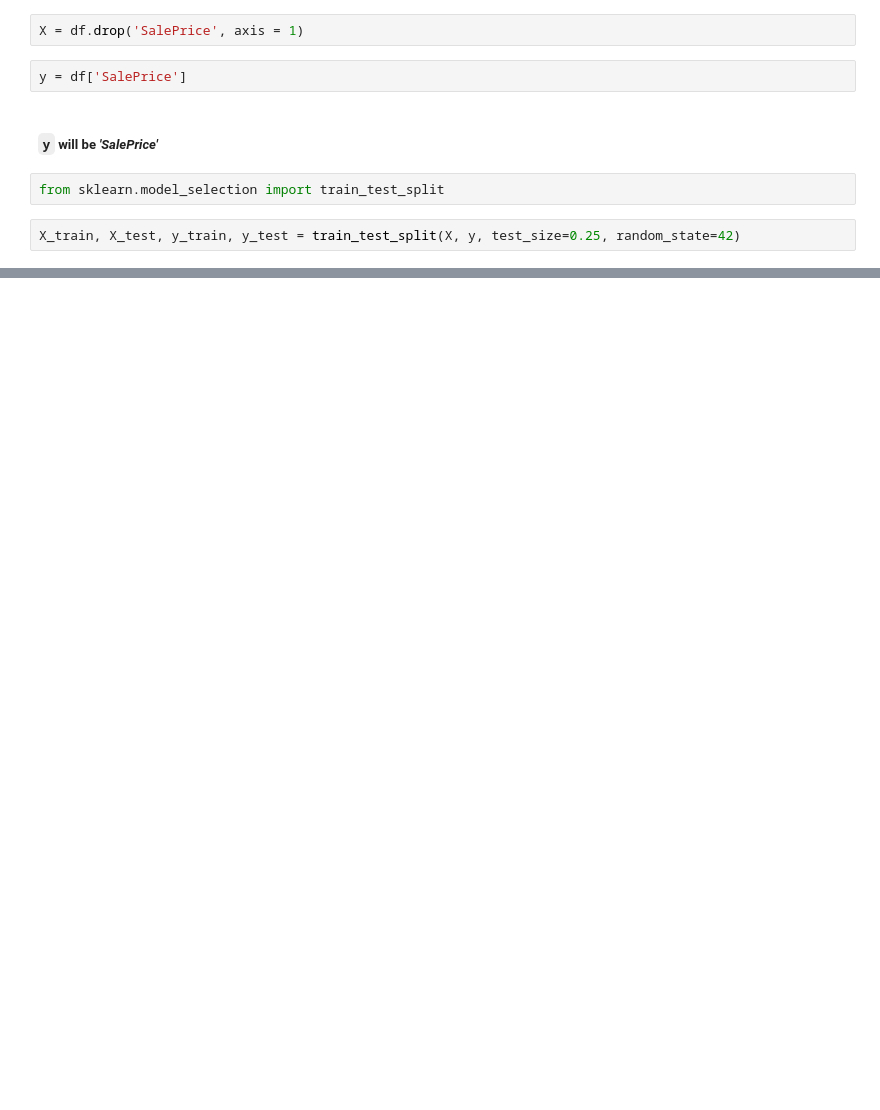
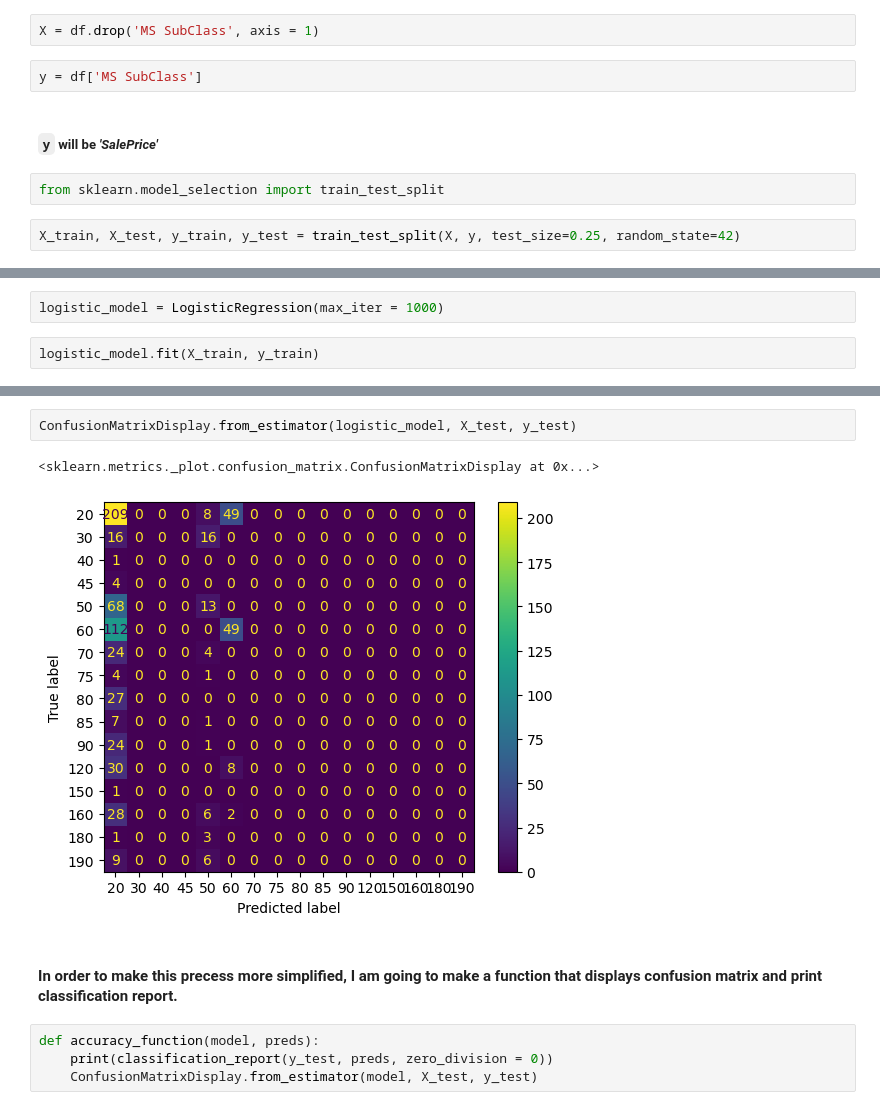
Before and after one commit to JovanTTT/House_Price_Prediction_-_Classification, a Jupyter notebook: House_Project_Classification_Model_Training.ipynb, the cells around one changed output, grey strips where cells are left out. Drawn from its saved outputs; the diff is of its cells as text; blank space fills up the shorter version.

Commit message:
first model and accuracy function

```diff
--- a/House_Project_Classification_Model_Training.ipynb
+++ b/House_Project_Classification_Model_Training.ipynb
@@ -47,9 +47,9 @@ df
 # %% [markdown]
 # Train_test split
 # %%
-X = df.drop('SalePrice', axis = 1)
+X = df.drop('MS SubClass', axis = 1)
 # %%
-y = df['SalePrice']
+y = df['MS SubClass']
 # %% [markdown]
 #####  `y` will be *'SalePrice'*
 # %%
@@ -58,0 +65,4 @@ X_train, X_test, y_train, y_test = train_test_split(X, y, test_size=0.25, random
+# %%
+logistic_model = LogisticRegression(max_iter = 1000)
+# %%
+logistic_model.fit(X_train, y_train)
@@ -58,0 +95,11 @@ X_train, X_test, y_train, y_test = train_test_split(X, y, test_size=0.25, random
+# %%
+ConfusionMatrixDisplay.from_estimator(logistic_model, X_test, y_test)
+# %% [output]
+<sklearn.metrics._plot.confusion_matrix.ConfusionMatrixDisplay at 0x...>
+[figure, added]
+# %% [markdown]
+#### In order to make this precess more simplified, I am going to make a function that displays confusion matrix and print classification report.
+# %%
+def accuracy_function(model, preds):
+    print(classification_report(y_test, preds, zero_division = 0))
+    ConfusionMatrixDisplay.from_estimator(model, X_test, y_test)
```
Also changed, not shown: parts of 7 cells of this notebook.
